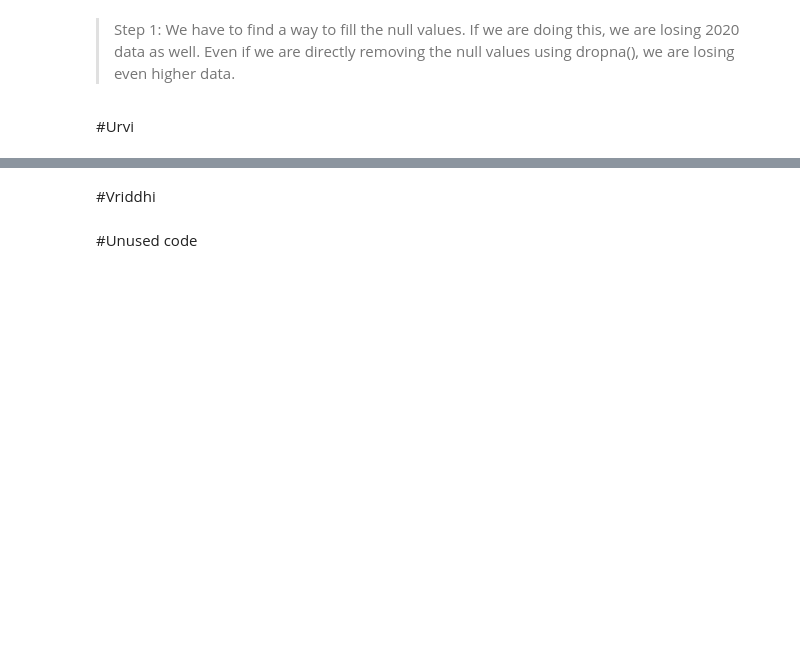
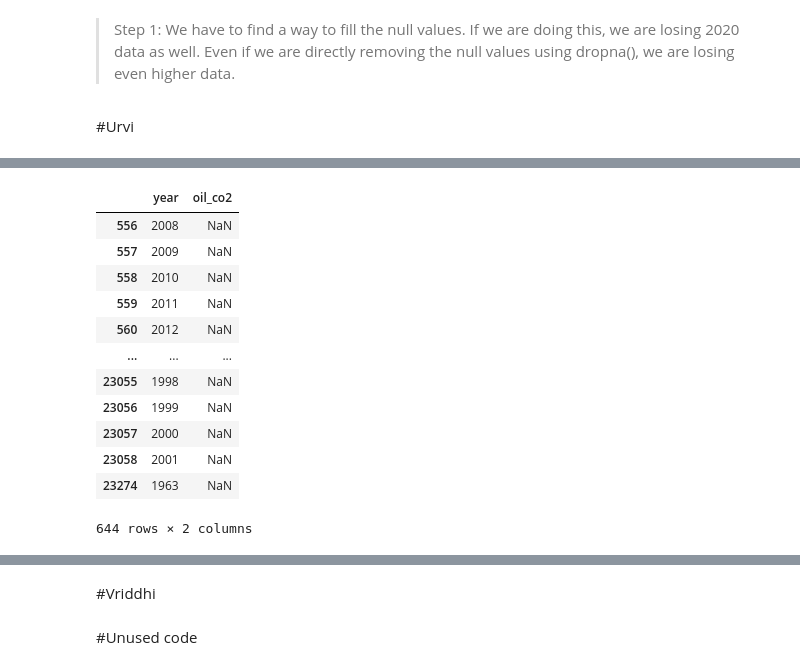
Before and after one commit to sheetal1996/Eco-lution, a Jupyter notebook: 575DataCleanign.ipynb, the cells around one changed output, grey strips where cells are left out. Drawn from its saved outputs; the diff is of its cells as text; code cells hidden in the pictures; blank space fills up the shorter version.

```diff
--- a/575DataCleanign.ipynb
+++ b/575DataCleanign.ipynb
@@ -146,0 +159,16 @@ dtype: int64
+# %%
+new_df_x_oco2
+# %% [output]
+|  | year | oil_co2 |
+| 556 | 2008 | NaN |
+| 557 | 2009 | NaN |
+| 558 | 2010 | NaN |
+| 559 | 2011 | NaN |
+| 560 | 2012 | NaN |
+| ... | ... | ... |
+| 23055 | 1998 | NaN |
+| 23056 | 1999 | NaN |
+| 23057 | 2000 | NaN |
+| 23058 | 2001 | NaN |
+| 23274 | 1963 | NaN |
+644 rows × 2 columns
```
Also changed, not shown: parts of 24 cells of this notebook.
